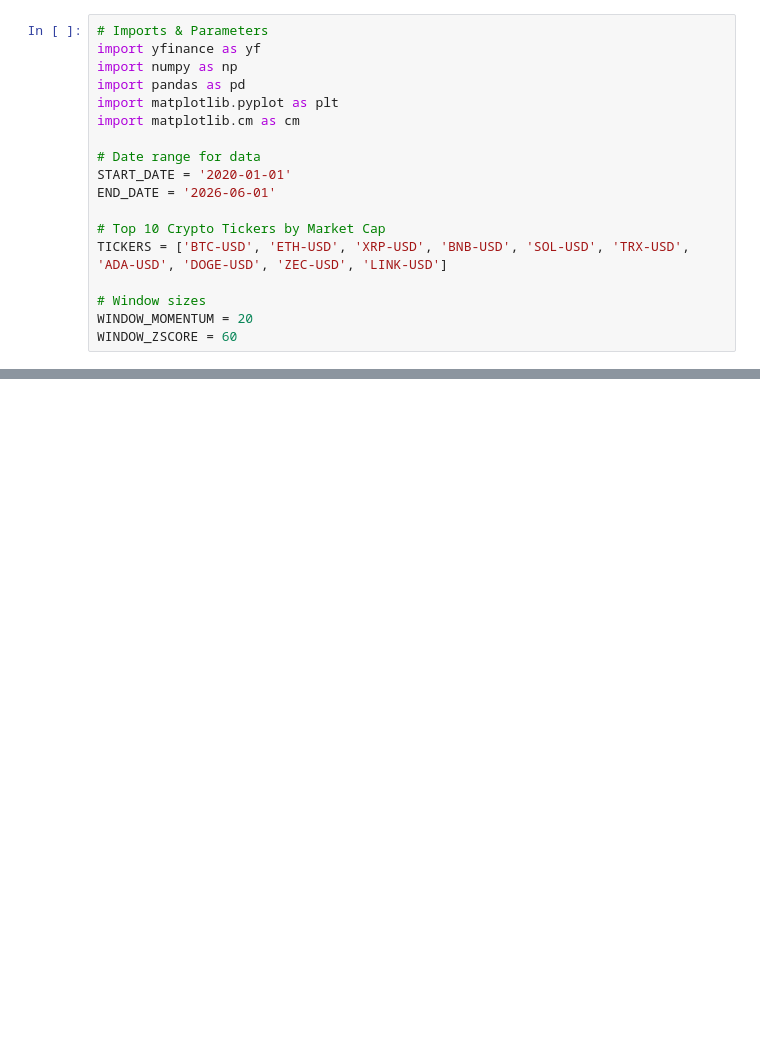
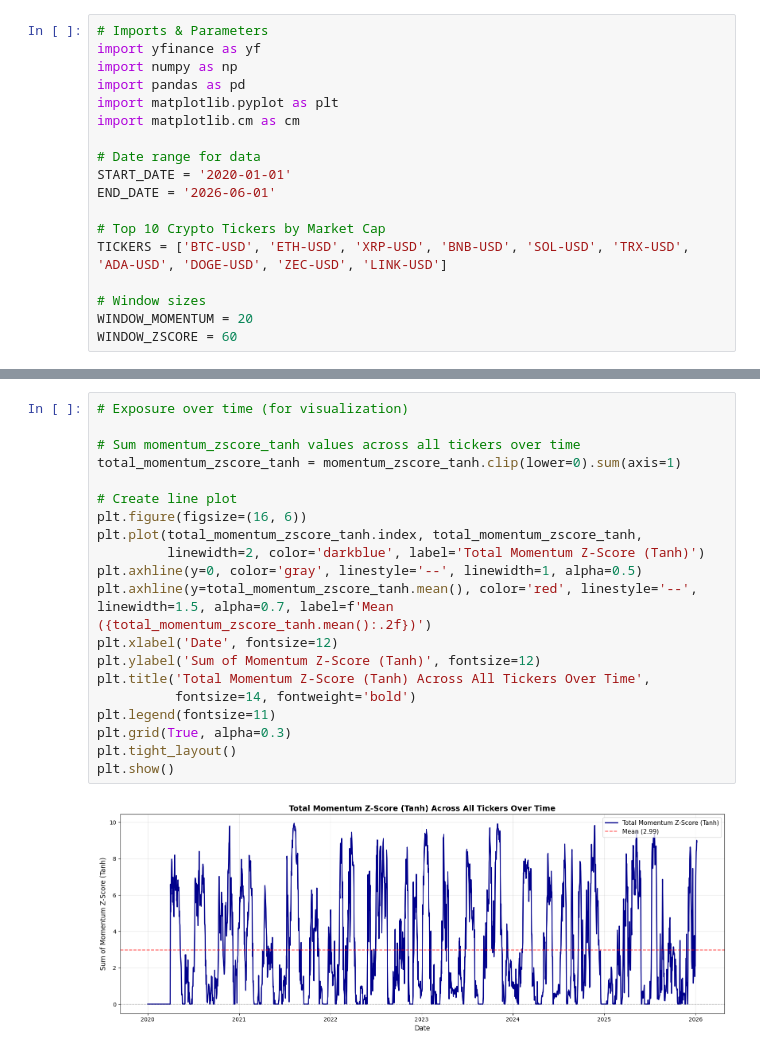
Before and after one commit to BlazOrsos/quant-journey, a Jupyter notebook: research/crypto_trend_effects/cte_ts_momentum.ipynb, the cells around one changed output, grey strips where cells are left out. Saved outputs shown, nothing was run; the diff lists cells and outputs as text; blank space fills up the shorter version.

```diff
--- a/research/crypto_trend_effects/cte_ts_momentum.ipynb
+++ b/research/crypto_trend_effects/cte_ts_momentum.ipynb
@@ -45,6 +47,28 @@ momentum_zscore.columns = pd.MultiIndex.from_product([['MomentumZScore'], TICKER
 # Apply tanh transformation to momentum_zscore
 momentum_zscore_tanh = np.tanh(momentum_zscore['MomentumZScore'])
 momentum_zscore_tanh.columns = pd.MultiIndex.from_product([['MomentumZScoreTanh'], TICKERS])
+# %%
+# Exposure over time (for visualization)
+
+# Sum momentum_zscore_tanh values across all tickers over time
+total_momentum_zscore_tanh = momentum_zscore_tanh.clip(lower=0).sum(axis=1)
+
+# Create line plot
+plt.figure(figsize=(16, 6))
+plt.plot(total_momentum_zscore_tanh.index, total_momentum_zscore_tanh,
+         linewidth=2, color='darkblue', label='Total Momentum Z-Score (Tanh)')
+plt.axhline(y=0, color='gray', linestyle='--', linewidth=1, alpha=0.5)
+plt.axhline(y=total_momentum_zscore_tanh.mean(), color='red', linestyle='--', linewidth=1.5, alpha=0.7, label=f'Mean ({total_momentum_zscore_tanh.mean():.2f})')
+plt.xlabel('Date', fontsize=12)
+plt.ylabel('Sum of Momentum Z-Score (Tanh)', fontsize=12)
+plt.title('Total Momentum Z-Score (Tanh) Across All Tickers Over Time',
+          fontsize=14, fontweight='bold')
+plt.legend(fontsize=11)
+plt.grid(True, alpha=0.3)
+plt.tight_layout()
+plt.show()
+# %% [output]
+[figure, added]
 # %%
 # Backtest
 
```
Also changed, not shown: parts of 5 cells of this notebook.
